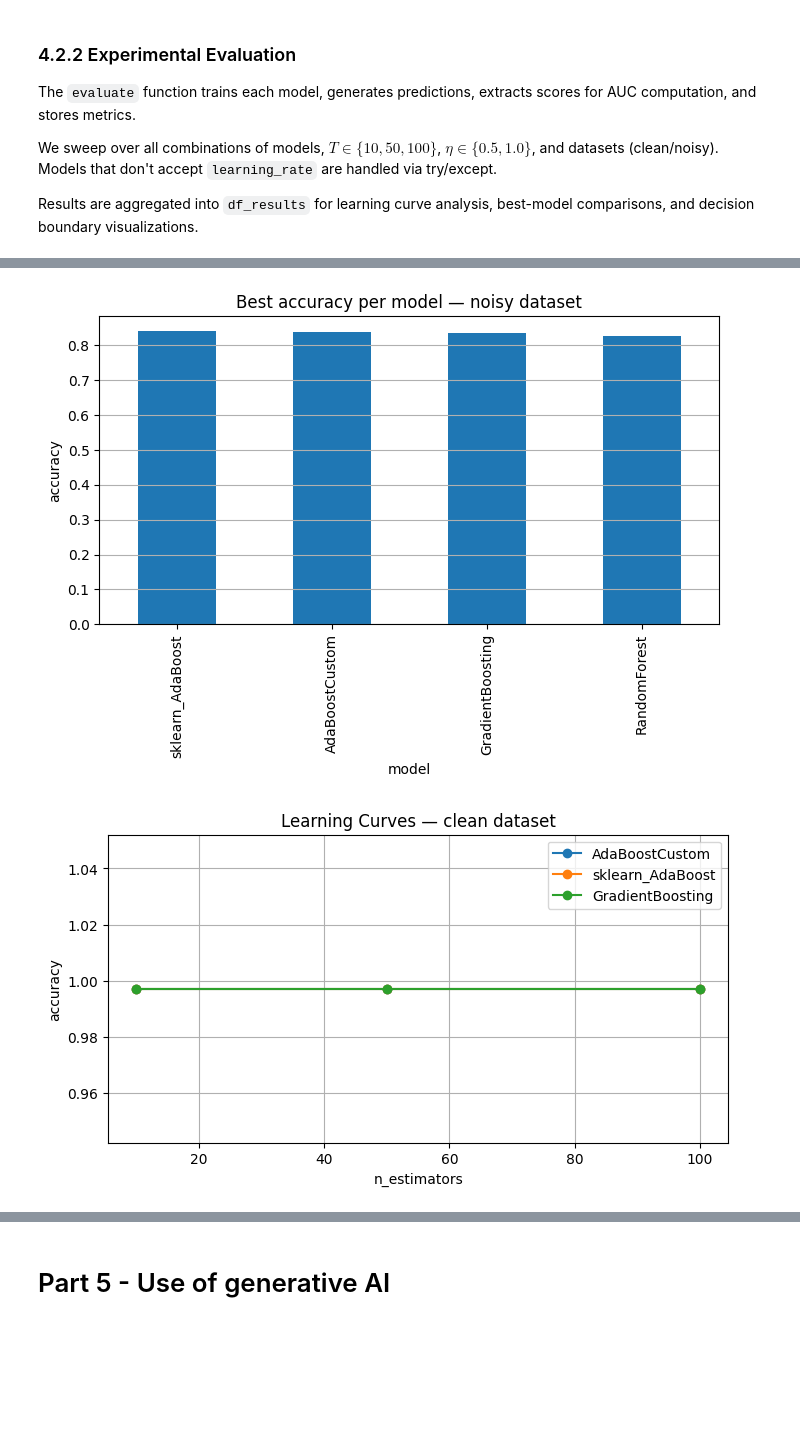
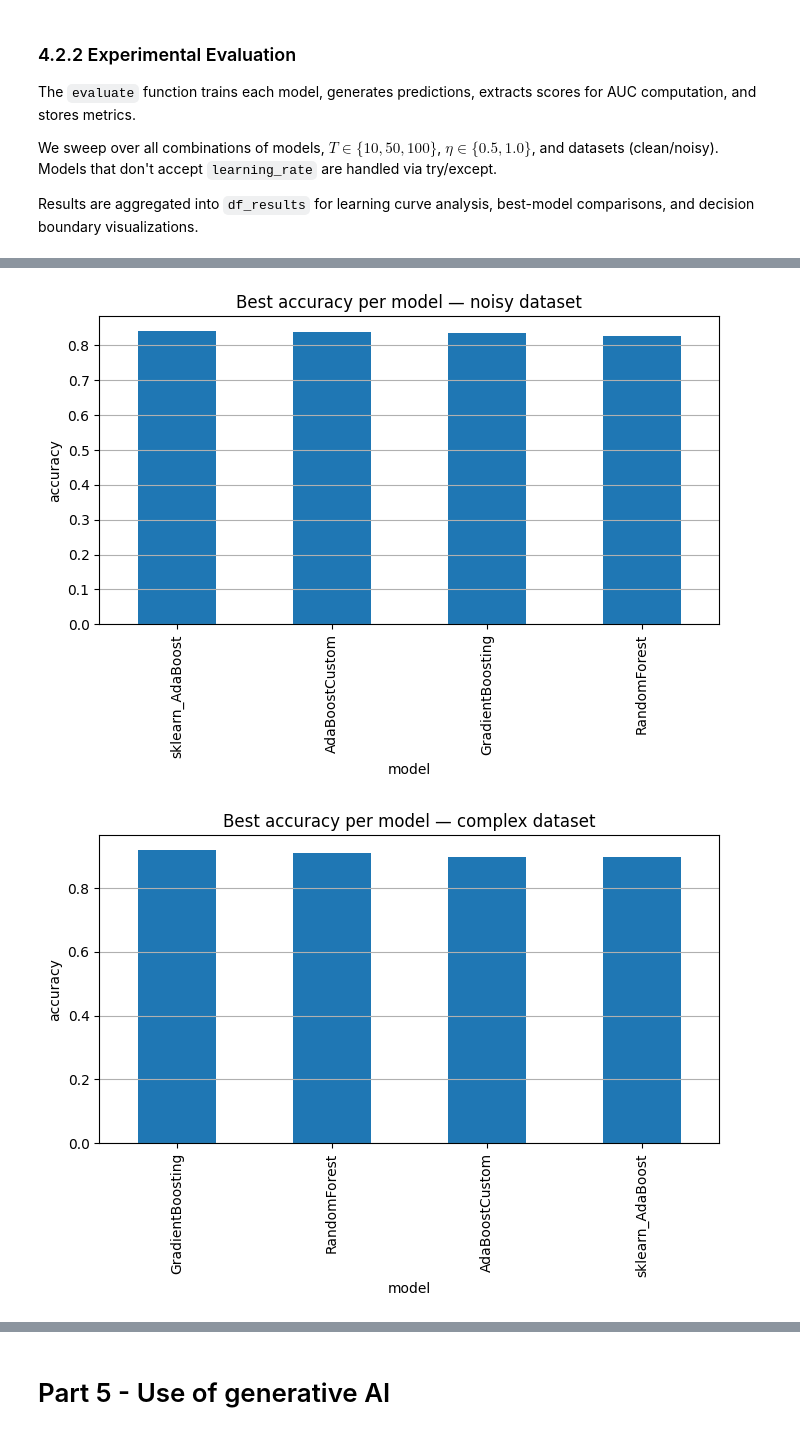
Before and after one commit to saraspagno/adaboost, a Jupyter notebook: solution_actual.ipynb, the cells around one changed output, grey strips where cells are left out. Cells and saved outputs as stored; diff of their text form; code cells hidden in the pictures; blank space fills up the shorter version.

```diff
--- a/solution_actual.ipynb
+++ b/solution_actual.ipynb
@@ -587,9 +597,21 @@ def make_datasets(random_state=RANDOM_STATE):
     )
     y_noisy = 2*y_noisy - 1
 
-    return (X_clean, y_clean), (X_noisy, y_noisy)
+    X_complex, y_complex = make_classification(
+        n_samples=1200,
+        n_features=2,
+        n_redundant=0,
+        n_informative=2,
+        n_clusters_per_class=2,
+        class_sep=1.0,
+        flip_y=0.0,
+        random_state=random_state + 2
+    )
+    y_complex = 2*y_complex - 1
 
-(X_clean, y_clean), (X_noisy, y_noisy) = make_datasets(random_state=RANDOM_STATE)
+    return (X_clean, y_clean), (X_noisy, y_noisy), (X_complex, y_complex)
+
+(X_clean, y_clean), (X_noisy, y_noisy), (X_complex, y_complex) = make_datasets(RANDOM_STATE)
 
 
 
@@ -601,6 +623,10 @@ Xc_train, Xc_test, yc_train, yc_test = train_test_split(
 Xn_train, Xn_test, yn_train, yn_test = train_test_split(
     X_noisy, y_noisy, test_size=0.3, random_state=RANDOM_STATE
 )
+
+Xk_train, Xk_test, yk_train, yk_test = train_test_split(
+    X_complex, y_complex, test_size=0.3, random_state=RANDOM_STATE
+)
 # %%
 def plot_dataset(X, y, ax=None, title="Dataset"):
     if ax is None:
@@ -822,6 +850,7 @@ def plot_best(df, dataset, metric="accuracy"):
 
 plot_best(df_results, "clean", "accuracy")
 plot_best(df_results, "noisy", "accuracy")
+plot_best(df_results, "complex", "accuracy")
 
 def learning_curves(df, dataset):
     plt.figure(figsize=(8,4))
@@ -839,6 +868,7 @@ def learning_curves(df, dataset):
 
 learning_curves(df_results, "clean")
 learning_curves(df_results, "noisy")
+learning_curves(df_results, "complex")
 
 best_custom = AdaBoostCustom(T=50).fit(Xc_train, yc_train)
 best_sk = SkAdapter(
@@ -855,31 +885,50 @@ best_gb = SkAdapter(
 )
 
 fig, axes = plt.subplots(1,3, figsize=(15,5))
 plot_decision_boundary(best_custom, Xc_test, yc_test, ax=axes[0], title="AdaBoostCustom")
 plot_decision_boundary(best_sk,     Xc_test, yc_test, ax=axes[1], title="sklearn AdaBoost")
 plot_decision_boundary(best_gb,     Xc_test, yc_test, ax=axes[2], title="GradientBoosting")
 plt.show()
 
 best_custom_n = AdaBoostCustom(T=50).fit(Xn_train, yn_train)
 best_sk_n = SkAdapter(
     AdaBoostClassifier(
         estimator=DecisionTreeClassifier(max_depth=1),
         n_estimators=50,
         random_state=42
     ).fit(Xn_train, (yn_train+1)//2)
 )
 best_gb_n = SkAdapter(
     GradientBoostingClassifier(
         n_estimators=50, learning_rate=0.1, max_depth=1
     ).fit(Xn_train, (yn_train+1)//2)
 )
 
 fig, axes = plt.subplots(1,3, figsize=(15,5))
 plot_decision_boundary(best_custom_n, Xn_test, yn_test, ax=axes[0], title="AdaBoostCustom (noisy)")
 plot_decision_boundary(best_sk_n,     Xn_test, yn_test, ax=axes[1], title="sklearn AdaBoost (noisy)")
 plot_decision_boundary(best_gb_n,     Xn_test, yn_test, ax=axes[2], title="GradientBoosting (noisy)")
 plt.show()
+
+best_custom_k = AdaBoostCustom(T=50).fit(Xk_train, yk_train)
+best_sk_k = SkAdapter(
+    AdaBoostClassifier(
+        estimator=DecisionTreeClassifier(max_depth=1),
+        n_estimators=50,
+        random_state=42
+    ).fit(Xk_train, (yk_train+1)//2)
+)
+best_gb_k = SkAdapter(
+    GradientBoostingClassifier(
+        n_estimators=50, learning_rate=0.1, max_depth=1
+    ).fit(Xk_train, (yk_train+1)//2)
+)
+fig, axes = plt.subplots(1,3, figsize=(15,5))
+plot_decision_boundary(best_custom_k, Xk_test, yk_test, ax=axes[0], title="AdaBoostCustom (complex)")
+plot_decision_boundary(best_sk_k,     Xk_test, yk_test, ax=axes[1], title="sklearn AdaBoost (complex)")
+plot_decision_boundary(best_gb_k,     Xk_test, yk_test, ax=axes[2], title="GradientBoosting (complex)")
+plt.show()
 # %% [output]
 [figure]
 [figure]
-[figure, old version]
+[figure, new version]
```
Also changed, not shown: parts of 10 cells of this notebook.
